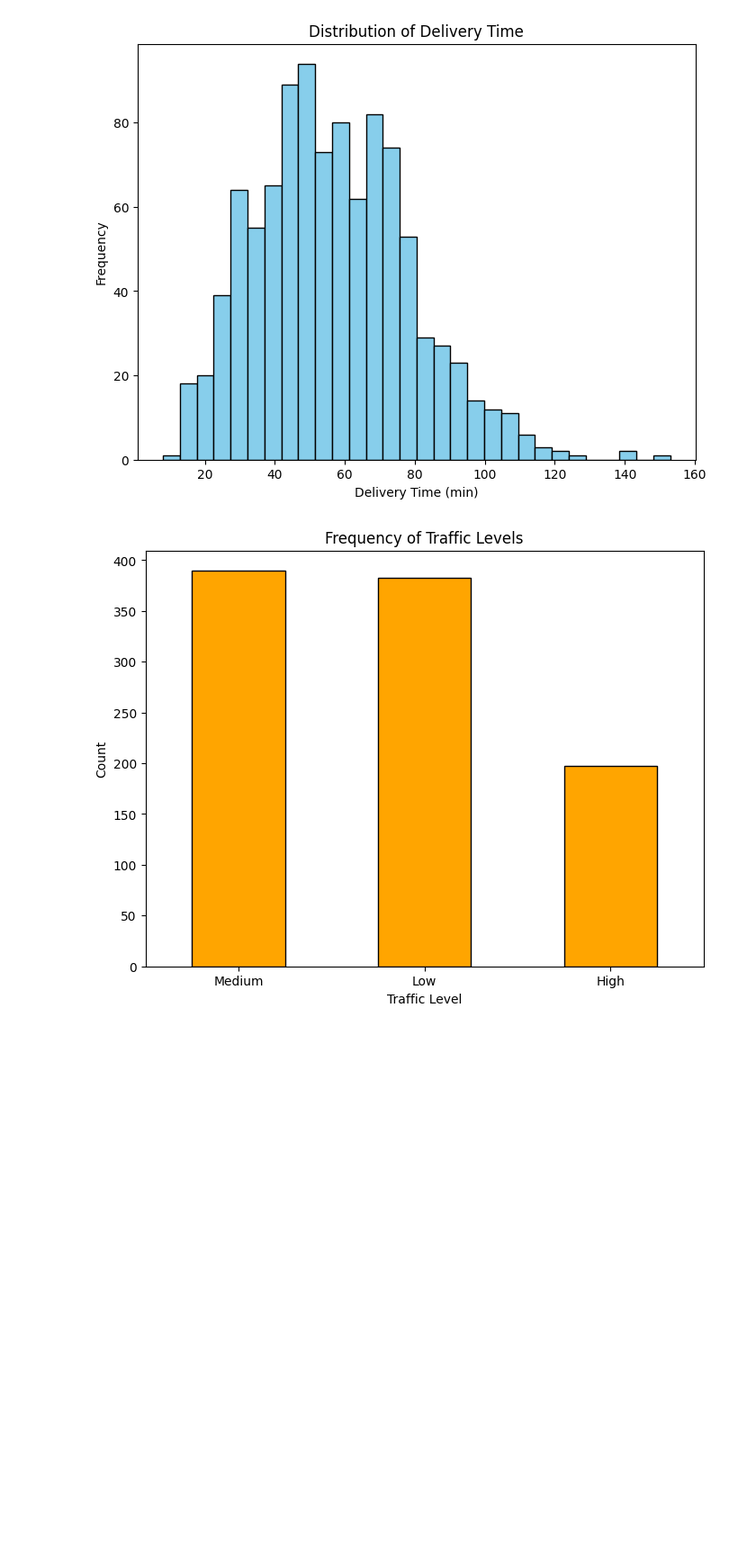
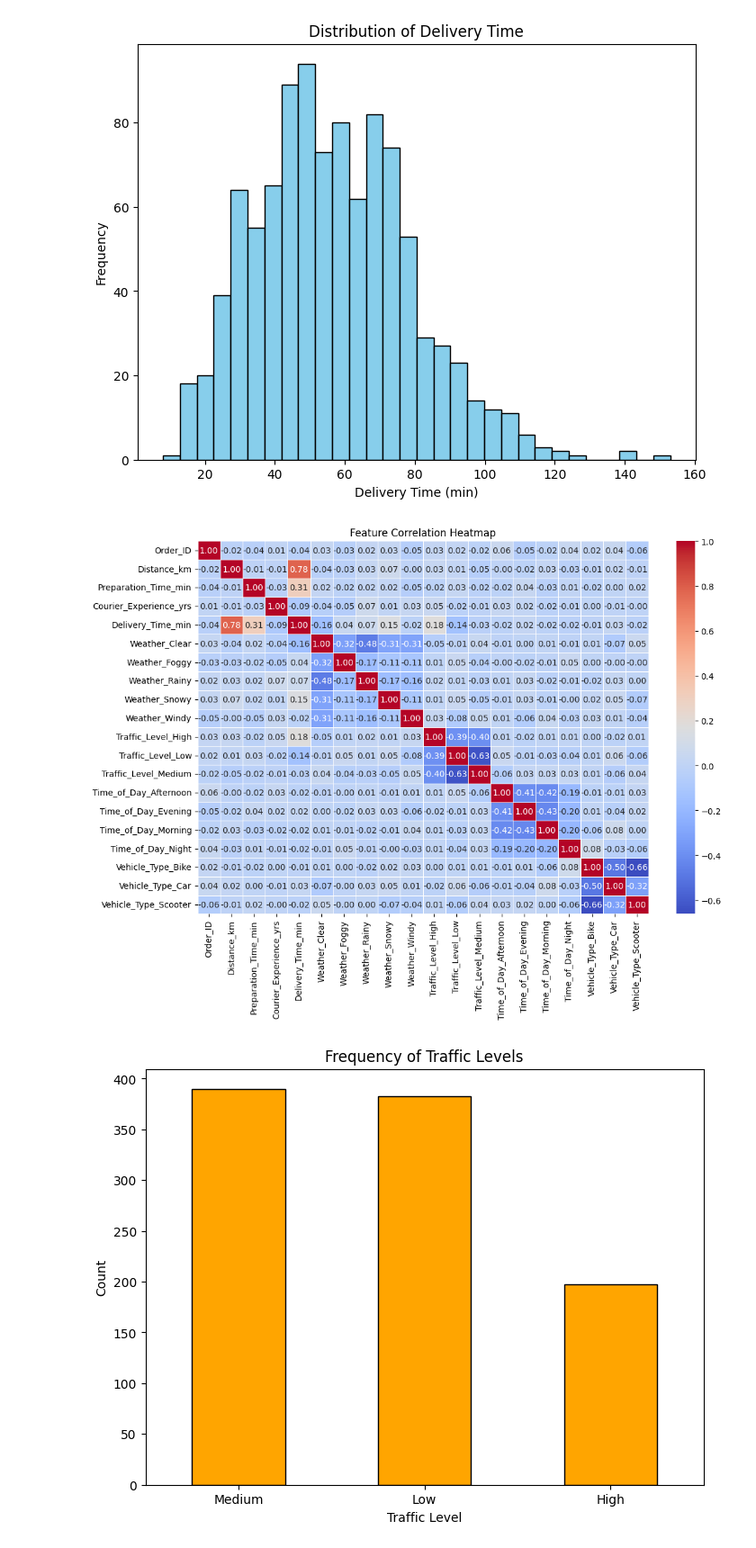
Before and after one commit to Umarthe1st/streamlit-delivery, a Jupyter notebook: gradient_boost .ipynb, the cells around one changed output. Shown at 90% size. Drawn from its saved outputs; the diff is of its cells as text; code cells hidden in the pictures; blank space fills up the shorter version.

```diff
--- a/gradient_boost .ipynb
+++ b/gradient_boost .ipynb
@@ -53,13 +53,17 @@ plt.show()
 # %% [output]
 [figure]
 # %%
-# import seaborn as sns
 
+df_encoded = pd.get_dummies(df, columns=['Weather', 'Traffic_Level', 'Time_of_Day', 'Vehicle_Type'])
 
-# plt.figure(figsize=(12, 8))
-# sns.heatmap(corr_matrix, annot=True, fmt=".2f", cmap="coolwarm", linewidths=0.5)
-# plt.title('Feature Correlation Heatmap')
-# plt.show()
+corr_matrix_full = df_encoded.corr()
+
+plt.figure(figsize=(12, 8))
+sns.heatmap(corr_matrix_full, annot=True, fmt=".2f", cmap="coolwarm", linewidths=0.5)
+plt.title('Feature Correlation Heatmap')
+plt.show()
+# %% [output]
+[figure, added]
 # %%
 traffic_counts = df['Traffic_Level'].value_counts()
 
```
Also changed, not shown: parts of 6 cells of this notebook, 1 other file.
